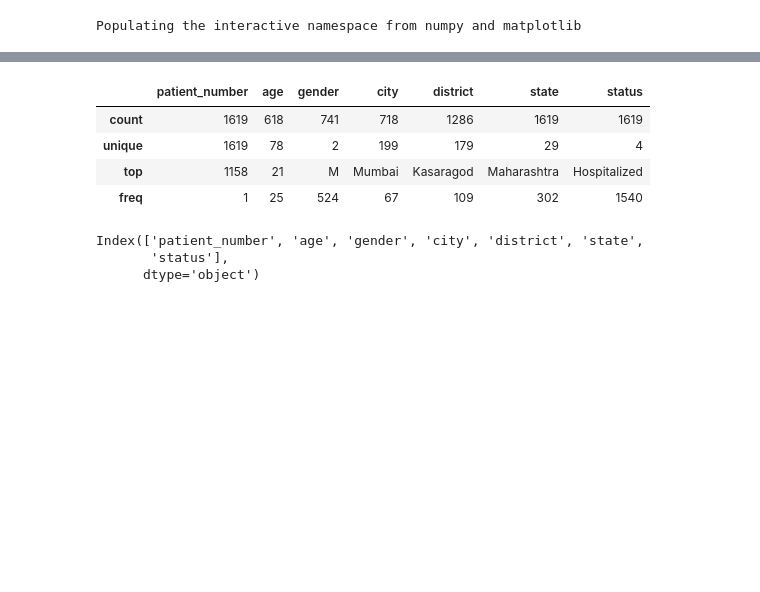
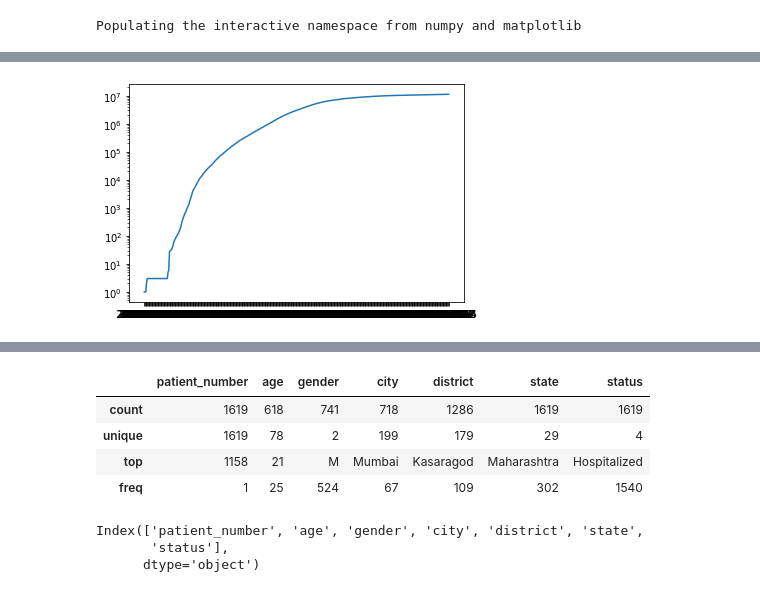
Before and after one commit to ahmadryan/covid19, a Jupyter notebook: coronavirus_quick_model2.ipynb, the cells around one changed output, grey strips where cells are left out. Saved outputs shown, nothing was run; the diff lists cells and outputs as text; code cells hidden in the pictures; blank space fills up the shorter version.

```diff
--- a/coronavirus_quick_model2.ipynb
+++ b/coronavirus_quick_model2.ipynb
@@ -24,0 +22,2 @@ Wall time: 1min 36s
+# %%
+india_data = pd.read_csv('https://api.covid19india.org/csv/latest/case_time_series.csv')
@@ -25,3 +33,8 @@ Wall time: 1min 36s
+# %%
+plt.plot(india_data.Date_YMD, india_data['Total Confirmed'])
+plt.yscale('log')
+# %% [output]
+[figure, added]
 # %%
 india_data[1].head()
 # %% [output]
```
Also changed, not shown: parts of 3 cells of this notebook.
